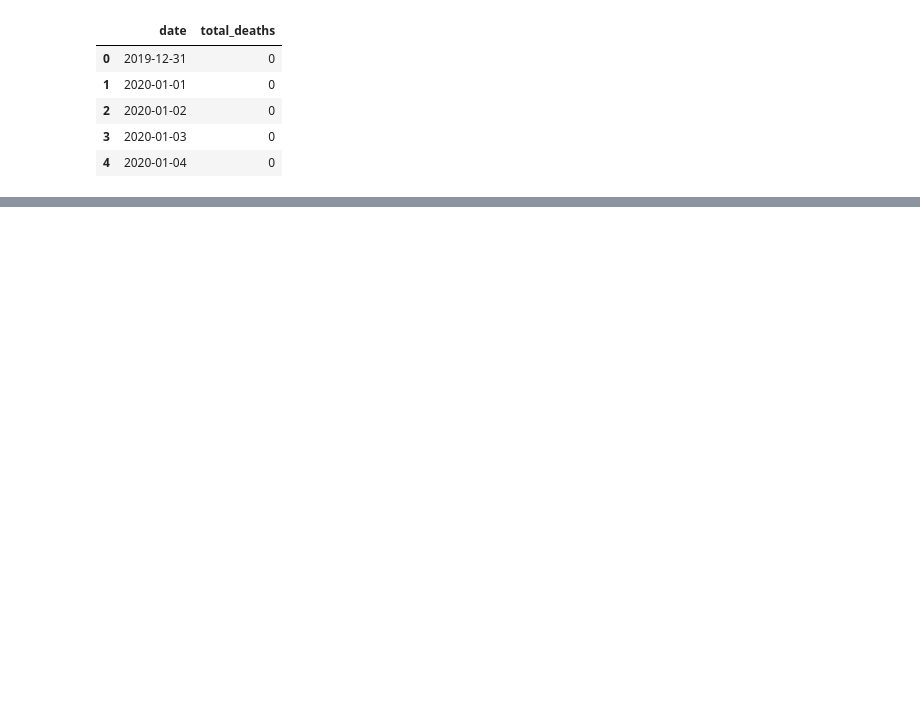
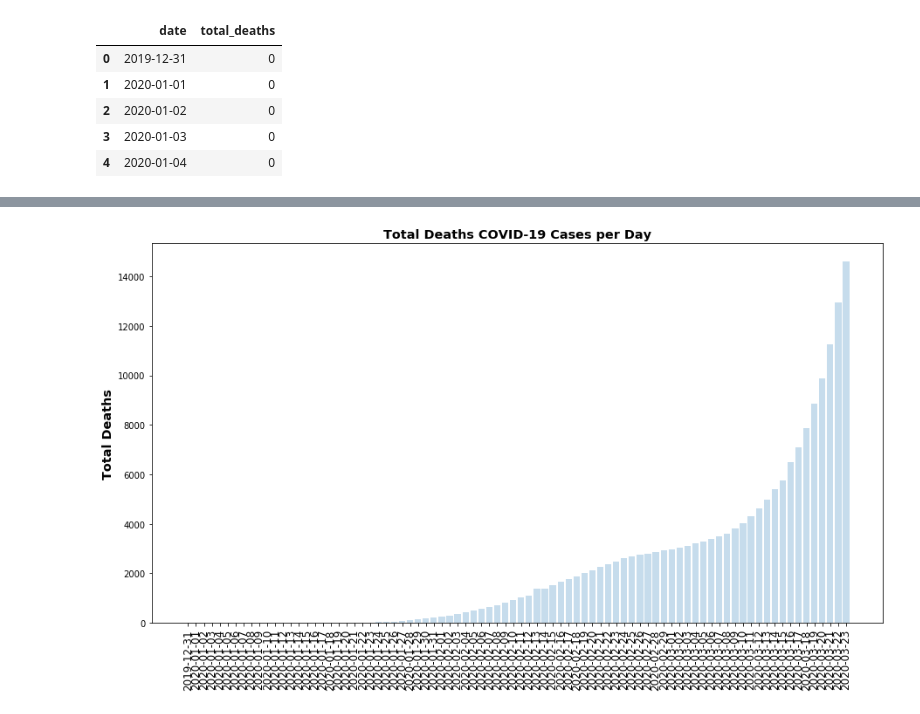
Before and after one commit to frpatel/databootcamp-homework, a Jupyter notebook: final-project/total_cases.ipynb, the cells around one changed output, grey strips where cells are left out. Drawn from its saved outputs; the diff is of its cells as text; code cells hidden in the pictures; blank space fills up the shorter version.

```diff
--- a/final-project/total_cases.ipynb
+++ b/final-project/total_cases.ipynb
@@ -175,0 +176,11 @@ plt.savefig('images/total-cases-covid-19.png')
+# %%
+x_axis = world_total_and_death_and_new_cases_new_death_cases['date'].to_numpy()
+y_axis = world_total_and_death_and_new_cases_new_death_cases['total_deaths'].to_numpy()
+plt.figure(figsize=(15,8))
+plt.bar(x_axis, y_axis, alpha= 0.25)
+plt.xticks(rotation=90, horizontalalignment='center', fontweight='light', fontsize='large')
+plt.title('Total Deaths COVID-19 Cases per Day', fontweight='bold', fontsize='x-large')
+plt.ylabel('Total Deaths', fontweight='bold', fontsize='x-large')
+plt.savefig('static/images/total-deaths-covid-19.png')
+# %% [output]
+[figure, added]
```
Also changed, not shown: parts of 10 cells of this notebook, 23 other files.
